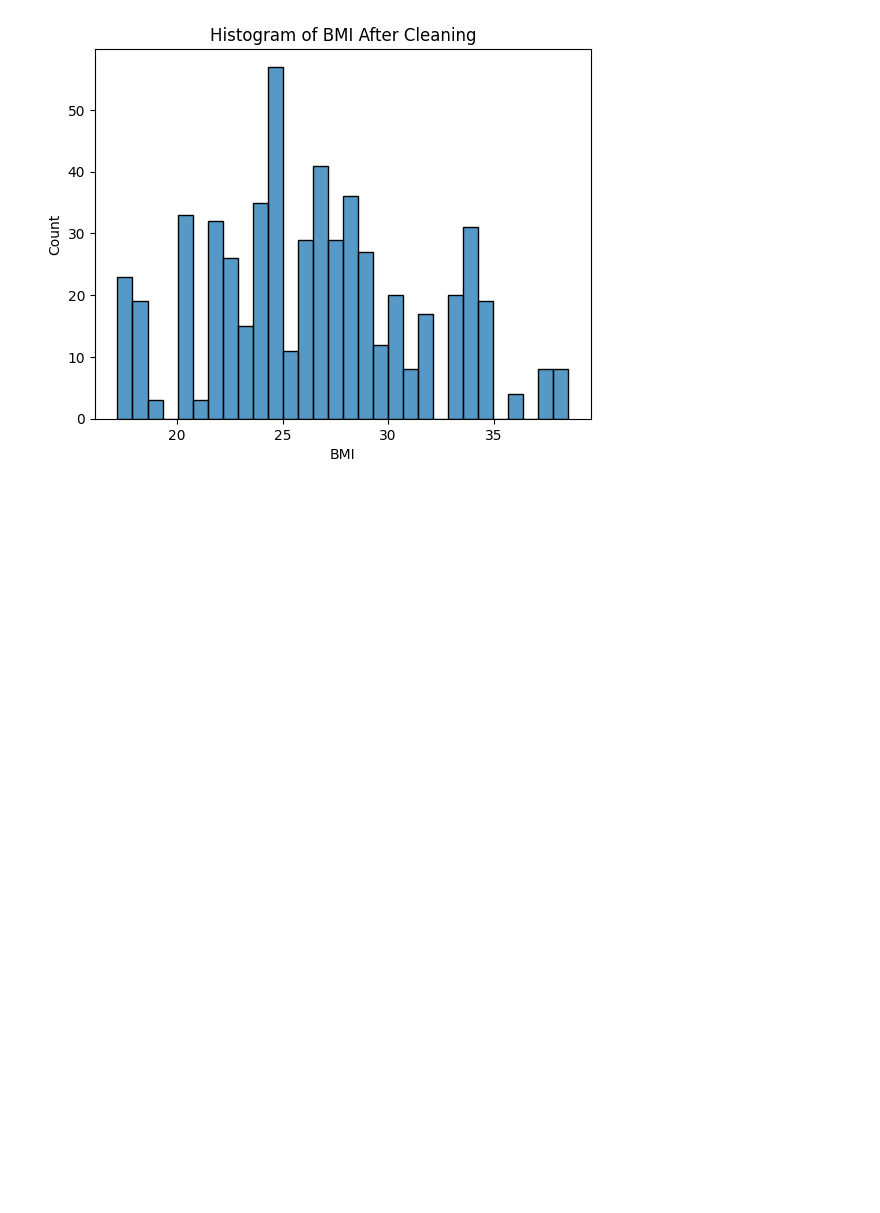
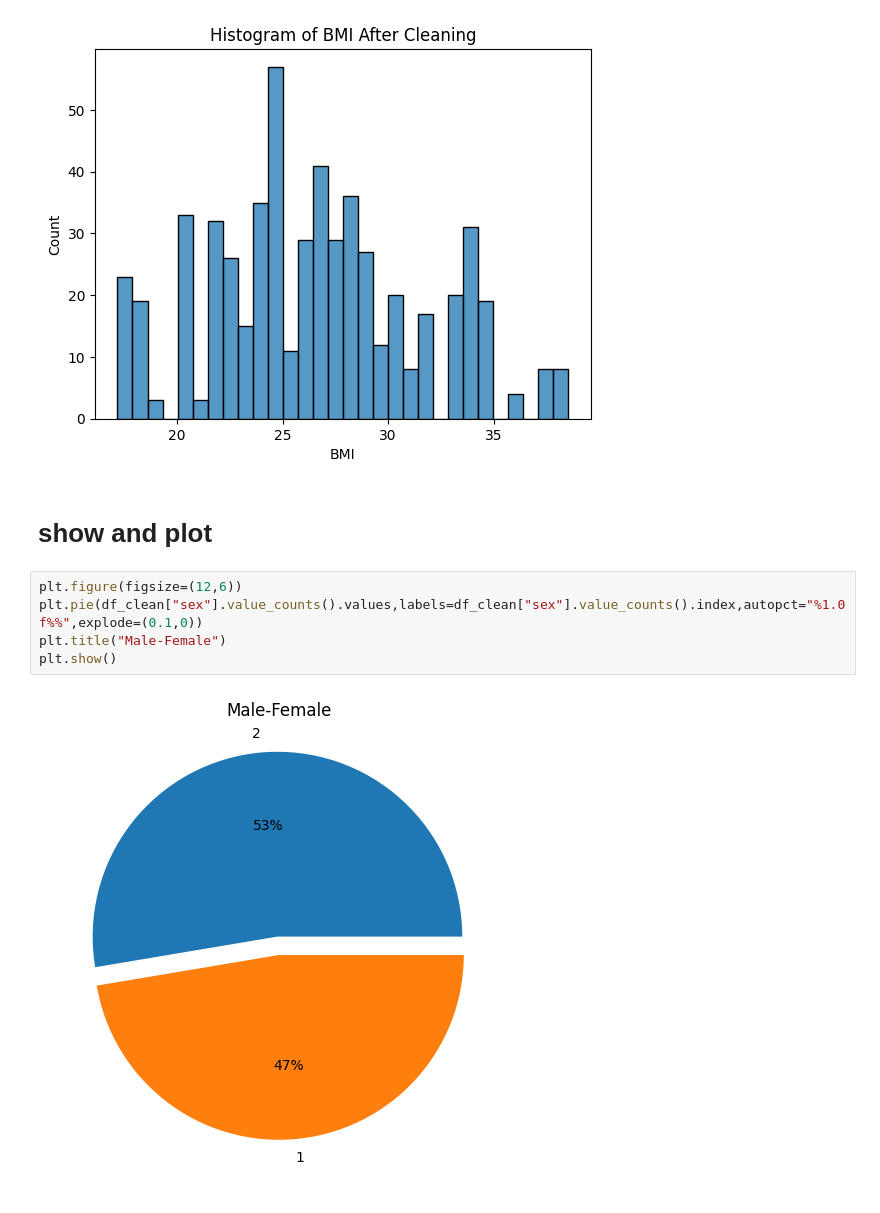
Before and after one commit to aliowx/activity-goal-prediction, a Jupyter notebook: notebook/test.ipynb, the cells around one changed output. Saved outputs shown, nothing was run; the diff lists cells and outputs as text; blank space fills up the shorter version.

```diff
--- a/notebook/test.ipynb
+++ b/notebook/test.ipynb
@@ -308,3 +308,12 @@ plt.show()
 # %% [output]
 [figure]
 [figure]
+# %% [markdown]
+# show and plot
+# %%
+plt.figure(figsize=(12,6))
+plt.pie(df_clean["sex"].value_counts().values,labels=df_clean["sex"].value_counts().index,autopct="%1.0f%%",explode=(0.1,0))
+plt.title("Male-Female")
+plt.show()
+# %% [output]
+[figure, added]
```
Also changed, not shown: parts of 5 cells of this notebook, 1 other file.
